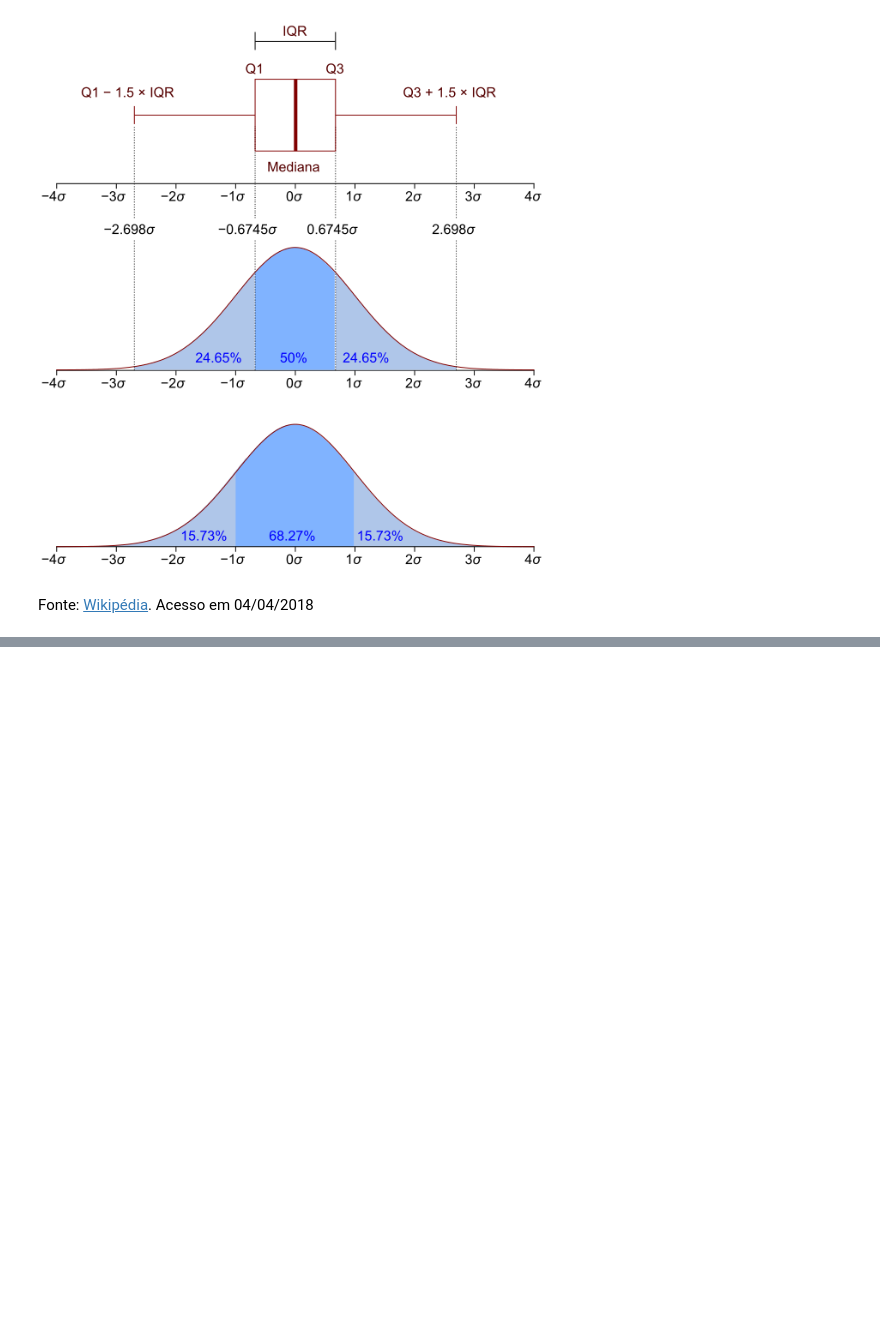
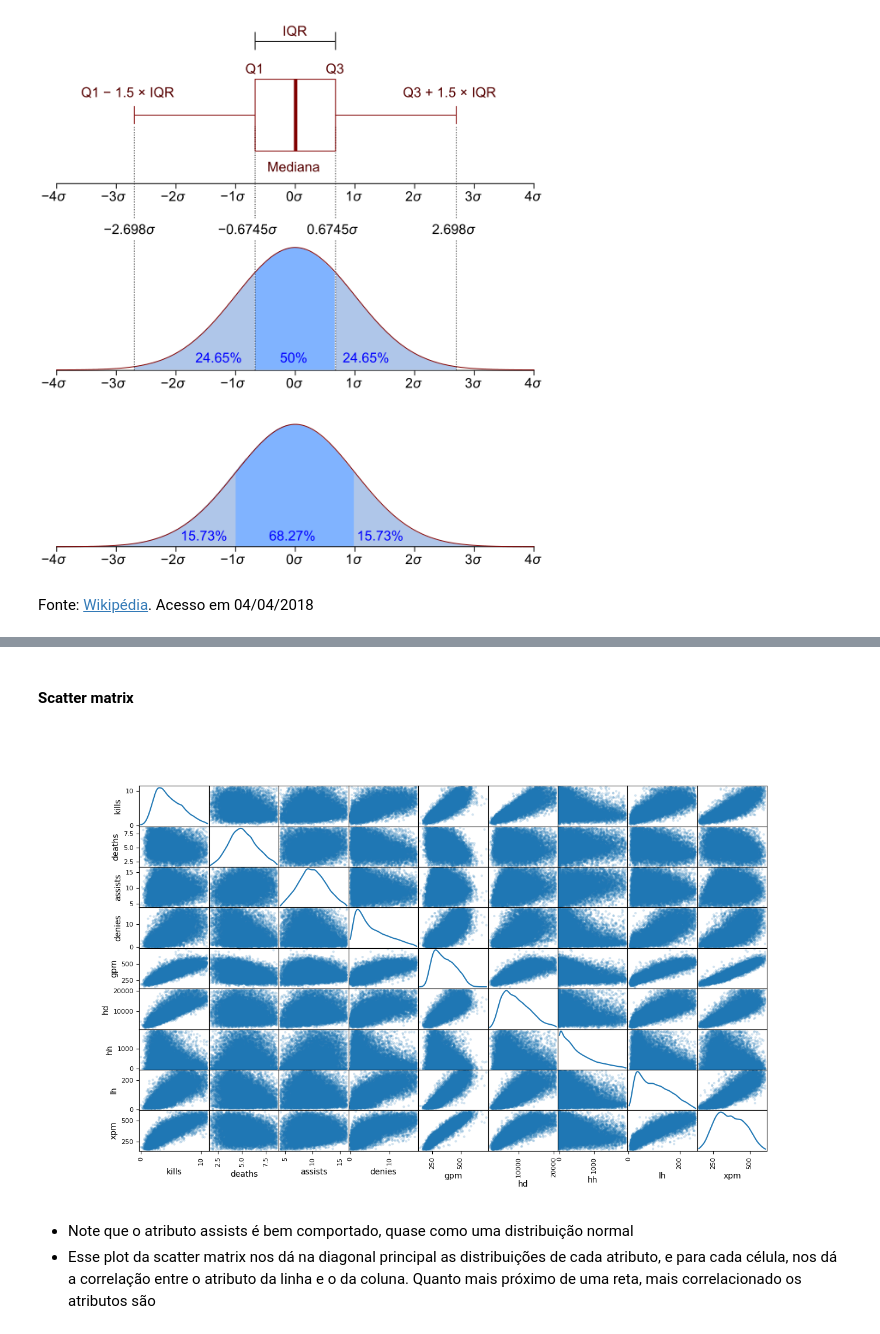
Before and after one commit to gaabrielfranco/notebooks-tcc, a Jupyter notebook: notebooks/log-tcc.ipynb, the cells around one changed output, grey strips where cells are left out. Saved outputs shown, nothing was run; the diff lists cells and outputs as text; code cells hidden in the pictures; blank space fills up the shorter version.

```diff
--- a/notebooks/log-tcc.ipynb
+++ b/notebooks/log-tcc.ipynb
@@ -609,0 +630,9 @@ Fonte: [Wikipédia](https://pt.wikipedia.org/wiki/Amplitude_interquartil). Acess
+# %% [markdown]
+#### Scatter matrix
+# %%
+Image(filename='data/scatter_matrix_manual.png')
+# %% [output]
+[figure, added]
+# %% [markdown]
+- Note que o atributo assists é bem comportado, quase como uma distribuição normal
+- Esse plot da scatter matrix nos dá na diagonal principal as distribuições de cada atributo, e para cada célula, nos dá a correlação entre o atributo da linha e o da coluna. Quanto mais próximo de uma reta, mais correlacionado os atributos são
```
Also changed, not shown: parts of 31 cells of this notebook, 2 other files.
